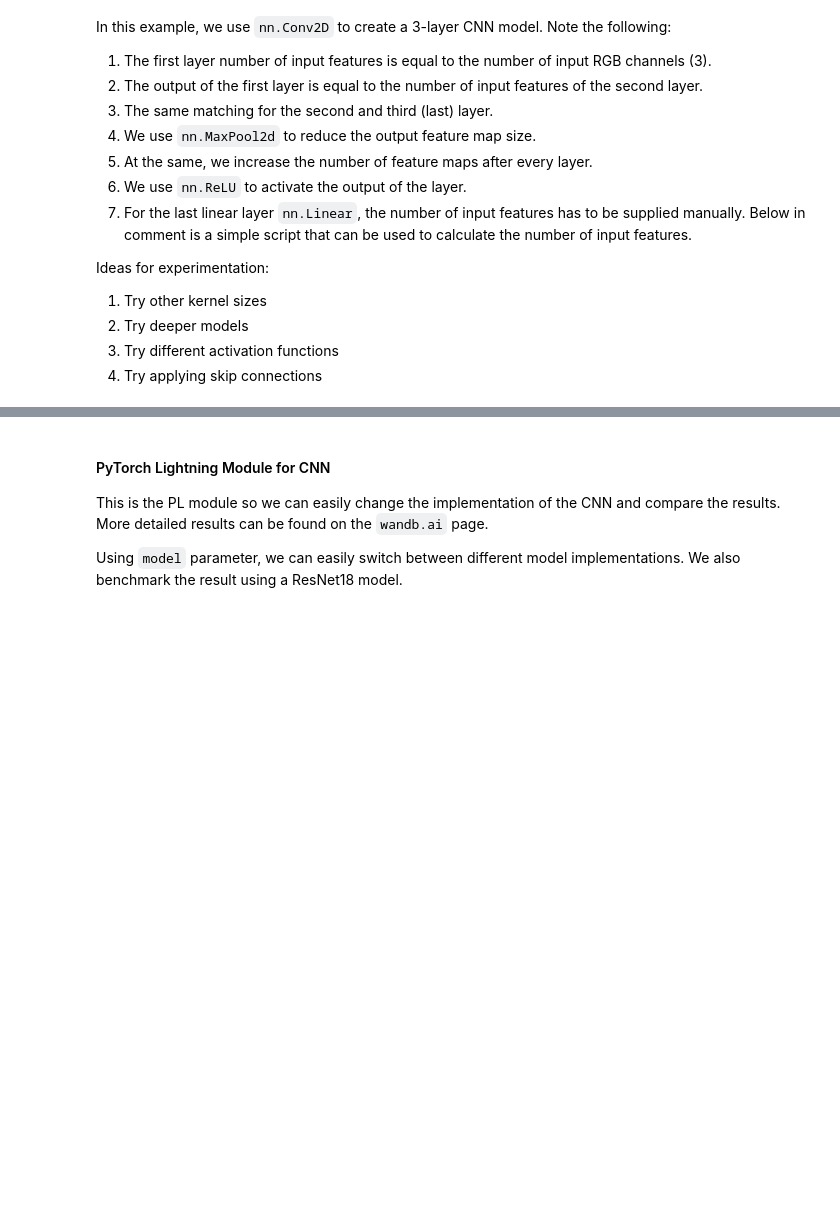
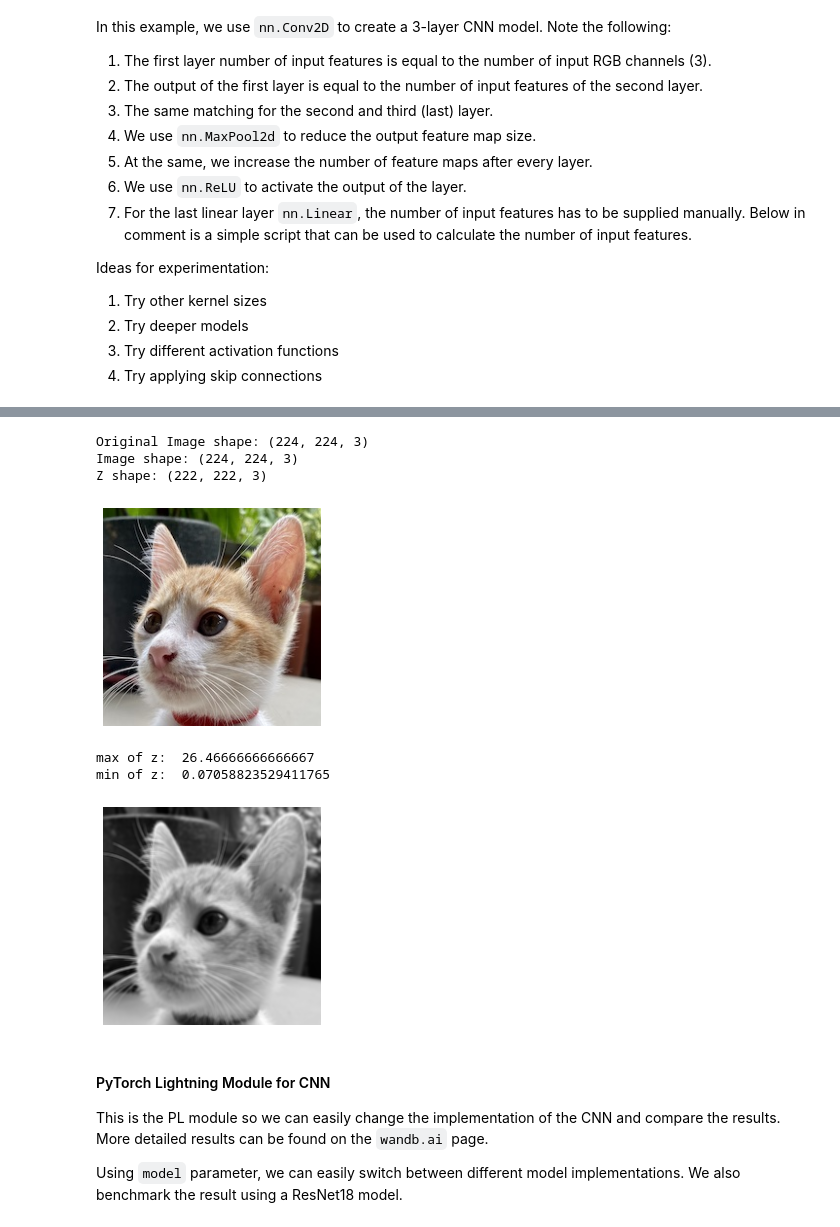
Before and after one commit to roatienza/Deep-Learning-Experiments, a Jupyter notebook: versions/2022/cnn/python/cnn_pytorch_demo.ipynb, the cells around one changed output, grey strips where cells are left out. Cells and saved outputs as stored; diff of their text form; code cells hidden in the pictures; blank space fills up the shorter version.

Commit message:
tensor cnn

```diff
--- a/versions/2022/cnn/python/cnn_pytorch_demo.ipynb
+++ b/versions/2022/cnn/python/cnn_pytorch_demo.ipynb
@@ -212,0 +79,61 @@ class SimpleCNN(nn.Module):
+# %%
+# load a sample image from the filesystem
+img = image.imread("wonder_cat.jpg") / 255.0
+#img = image.imread("aki_dog.jpg") / 255.0
+print("Original Image shape:", img.shape)
+
+# split the image into p1 x p2 patches.
+# a kernel of size k, number of filters is 3, number of input filters is 3 (RGB)
+k = 3
+n_filters = 3
+n_features = 3
+kernel = np.ones((n_features * k * k, n_filters))
+# kernel = rearrange(kernel, 'b c h w -> (c h w) b')
+
+img = img[::,::,:]
+#y = []
+wk = k * (img.shape[0] // k)
+hk = k * (img.shape[1] // k)
+wf = img.shape[0] % k
+hf = img.shape[1] % k
+print("Image shape:", img.shape)
+
+# Tensor z will be used to store output of convolution
+z = np.ones((img.shape[0]-k+1, img.shape[1]-k+1, img.shape[2]))
+print("Z shape:", z.shape)
+
+
+for i in range(k):
+    hoff = i if hf >= i else (-k + i)
+    for j in range(k):
+        woff = j if wf >= j else (-k + j)
+        x = img[i: hk + hoff:, j: wk + woff:, :]
+
+        x = rearrange(x, "(h p1) (w p2) c -> h w (p1 p2 c)", p1=k, p2=k)
+        x = x @ kernel
+
+        # for testing like pooling
+        # Note: (p1 h) (p2 w) is wrong
+        #x = rearrange(x, "(h p1) (w p2) c -> h w p1 p2 c", p1=k, p2=k)
+        #x = reduce(x, "h w p1 p2 c -> h w c", 'mean')
+
+        z[i::k,j::k,:] = x
+
+plt.imshow(img)
+plt.axis('off')
+plt.show()
+
+print("max of z: ", np.max(z))
+print("min of z: ", np.min(z))
+z = z / np.max(z)
+plt.imshow(z)
+plt.axis('off')
+plt.show()
+# %% [output]
+Original Image shape: (224, 224, 3)
+Image shape: (224, 224, 3)
+Z shape: (222, 222, 3)
+[figure, added]
+max of z:  26.46666666666667
+min of z:  0.07058823529411765
+[figure, added]
```
Also changed, not shown: parts of 11 cells of this notebook, 2 other files.
